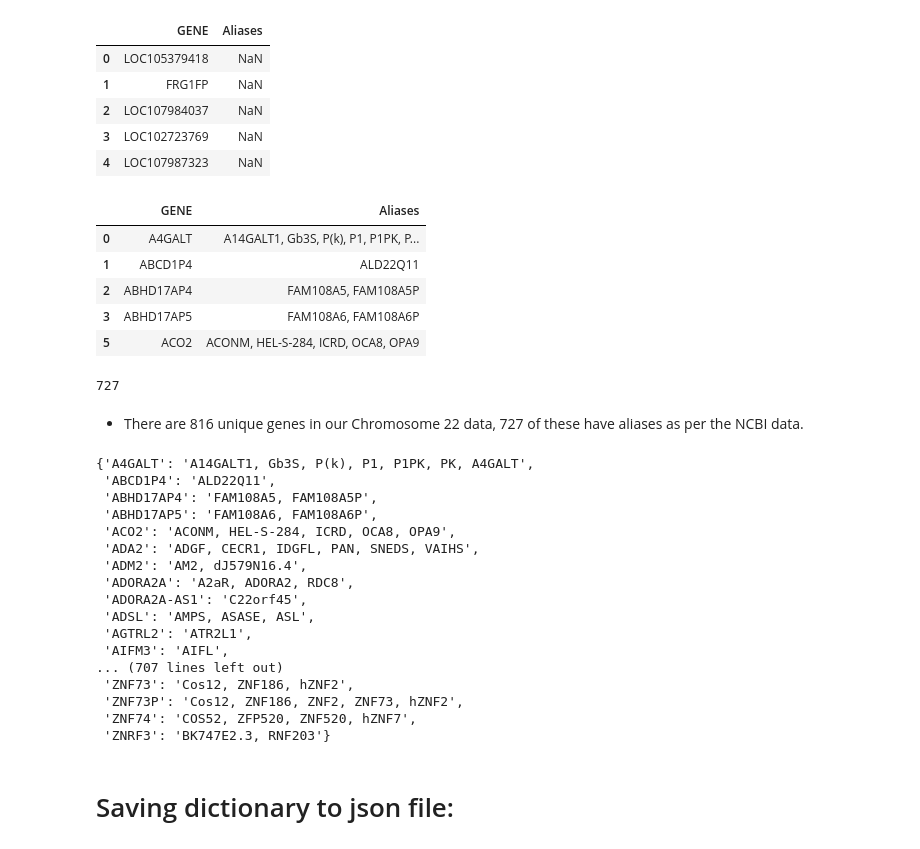
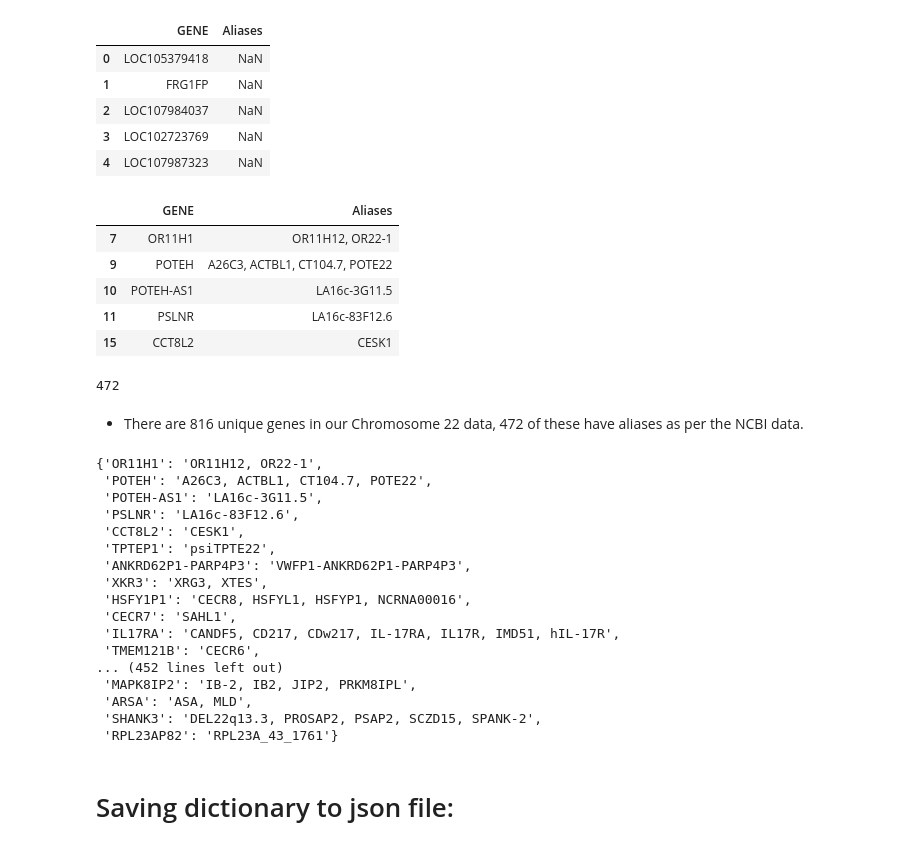
Before and after one commit to kennethchow/Software_Dev_Group_Project, a Jupyter notebook: Notebooks/Generating Gene Aliases.ipynb, the cells around one changed output. Saved outputs shown, nothing was run; the diff lists cells and outputs as text; code cells hidden in the pictures.

Commit message:
Uploading Notebooks
Gene Aliases and Data Creation

```diff
--- a/Notebooks/Generating Gene Aliases.ipynb
+++ b/Notebooks/Generating Gene Aliases.ipynb
@@ -11,7 +11,7 @@ import json
 
 - Below the Gene data from the Chromosome 22 zarr file is imported and the unique genes across GENE1 and GENE2 are combined to create one list of unique genes.
 # %%
-zarr_path = 'Data/FINAL_30x_GR38_NoBiIndel.zarr'
+zarr_path = '../website/data/FINAL_30x_GR38_NoBiIndel.zarr'
 callset = zarr.open_group(zarr_path, mode='r')
 callset
 # %% [output]
@@ -51,7 +55,8 @@ uniq_genes.head()
 ## Aliases Data:
 - Genes and aliases data was downloaded from the following source: https://www.ncbi.nlm.nih.gov/gene/
 # %%
-gene_alias = pd.read_csv('Data/gene_alias.csv')
+# Please update to include path to downloaded data:
+gene_alias = pd.read_csv(path_to_gene_alias_data)
 
 # Dropping any rows with nan values in Aliases column:
 gene_alias = gene_alias.dropna(how='any',
@@ -85,21 +90,21 @@ merged_gene_data.head()
 | 4 | LOC107987323 | NaN |
 # %%
 # Again dropping any rows with nan values in Aliases column:
-genes_w_aliases = gene_alias.dropna(how='any', subset=['Aliases'])
+genes_w_aliases = merged_gene_data.dropna(how='any', subset=['Aliases'])
 genes_w_aliases.head()
 # %% [output]
 |  | GENE | Aliases |
-| 0 | A4GALT | A14GALT1, Gb3S, P(k), P1, P1PK, P... |
-| 1 | ABCD1P4 | ALD22Q11 |
-| 2 | ABHD17AP4 | FAM108A5, FAM108A5P |
-| 3 | ABHD17AP5 | FAM108A6, FAM108A6P |
-| 5 | ACO2 | ACONM, HEL-S-284, ICRD, OCA8, OPA9 |
+| 7 | OR11H1 | OR11H12, OR22-1 |
+| 9 | POTEH | A26C3, ACTBL1, CT104.7, POTE22 |
+| 10 | POTEH-AS1 | LA16c-3G11.5 |
+| 11 | PSLNR | LA16c-83F12.6 |
+| 15 | CCT8L2 | CESK1 |
 # %%
 len(genes_w_aliases)
 # %% [output]
-727
+472
 # %% [markdown]
-- There are 816 unique genes in our Chromosome 22 data, 727 of these have aliases as per the NCBI data.
+- There are 816 unique genes in our Chromosome 22 data, 472 of these have aliases as per the NCBI data.
 # %%
 g_list = list(genes_w_aliases['GENE'])
 a_list = list(genes_w_aliases['Aliases'])
@@ -108,23 +113,23 @@ gene_alias_dict = dict(zip(g_list, a_list))
 # %%
 gene_alias_dict
 # %% [output]
-{'A4GALT': 'A14GALT1, Gb3S, P(k), P1, P1PK, PK, A4GALT',
- 'ABCD1P4': 'ALD22Q11',
- 'ABHD17AP4': 'FAM108A5, FAM108A5P',
- 'ABHD17AP5': 'FAM108A6, FAM108A6P',
- 'ACO2': 'ACONM, HEL-S-284, ICRD, OCA8, OPA9',
- 'ADA2': 'ADGF, CECR1, IDGFL, PAN, SNEDS, VAIHS',
- 'ADM2': 'AM2, dJ579N16.4',
- 'ADORA2A': 'A2aR, ADORA2, RDC8',
- 'ADORA2A-AS1': 'C22orf45',
- 'ADSL': 'AMPS, ASASE, ASL',
- 'AGTRL2': 'ATR2L1',
- 'AIFM3': 'AIFL',
-... (707 lines left out)
- 'ZNF73': 'Cos12, ZNF186, hZNF2',
- 'ZNF73P': 'Cos12, ZNF186, ZNF2, ZNF73, hZNF2',
- 'ZNF74': 'COS52, ZFP520, ZNF520, hZNF7',
- 'ZNRF3': 'BK747E2.3, RNF203'}
+{'OR11H1': 'OR11H12, OR22-1',
+ 'POTEH': 'A26C3, ACTBL1, CT104.7, POTE22',
+ 'POTEH-AS1': 'LA16c-3G11.5',
+ 'PSLNR': 'LA16c-83F12.6',
+ 'CCT8L2': 'CESK1',
+ 'TPTEP1': 'psiTPTE22',
+ 'ANKRD62P1-PARP4P3': 'VWFP1-ANKRD62P1-PARP4P3',
+ 'XKR3': 'XRG3, XTES',
+ 'HSFY1P1': 'CECR8, HSFYL1, HSFYP1, NCRNA00016',
+ 'CECR7': 'SAHL1',
+ 'IL17RA': 'CANDF5, CD217, CDw217, IL-17RA, IL17R, IMD51, hIL-17R',
+ 'TMEM121B': 'CECR6',
+... (452 lines left out)
+ 'MAPK8IP2': 'IB-2, IB2, JIP2, PRKM8IPL',
+ 'ARSA': 'ASA, MLD',
+ 'SHANK3': 'DEL22q13.3, PROSAP2, PSAP2, SCZD15, SPANK-2',
+ 'RPL23AP82': 'RPL23A_43_1761'}
 # %% [markdown]
 # Saving dictionary to json file:
 # %%
```
Also changed, not shown: parts of 7 cells of this notebook, 1 other file.
